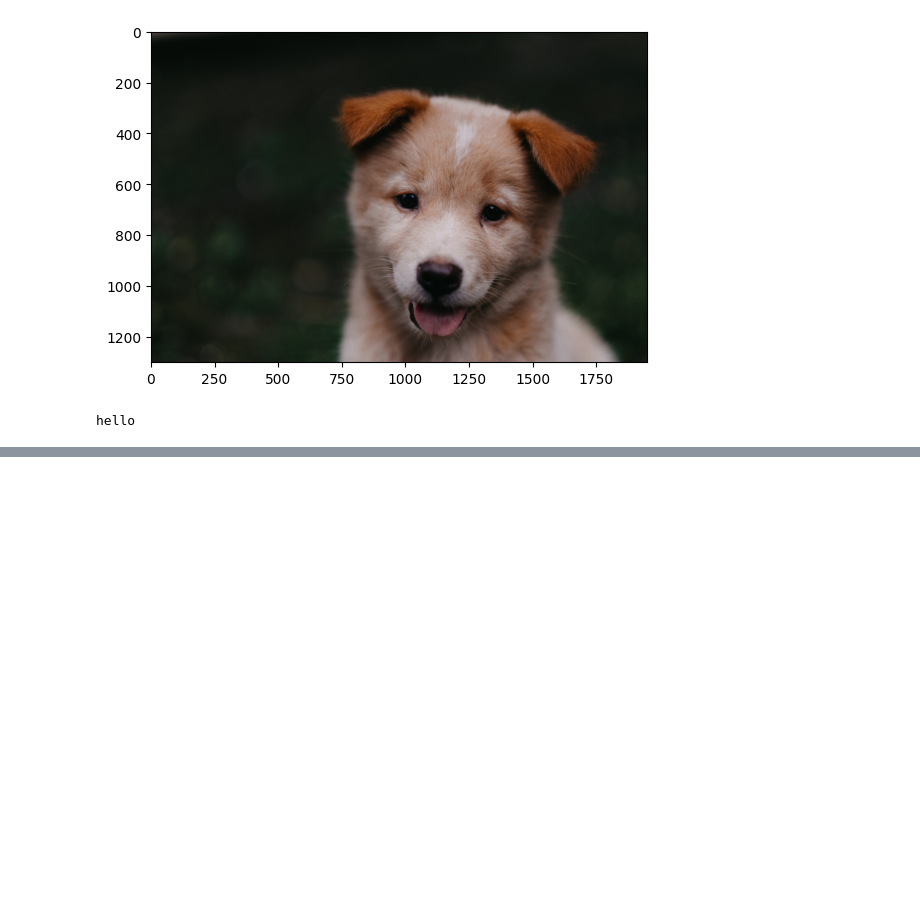
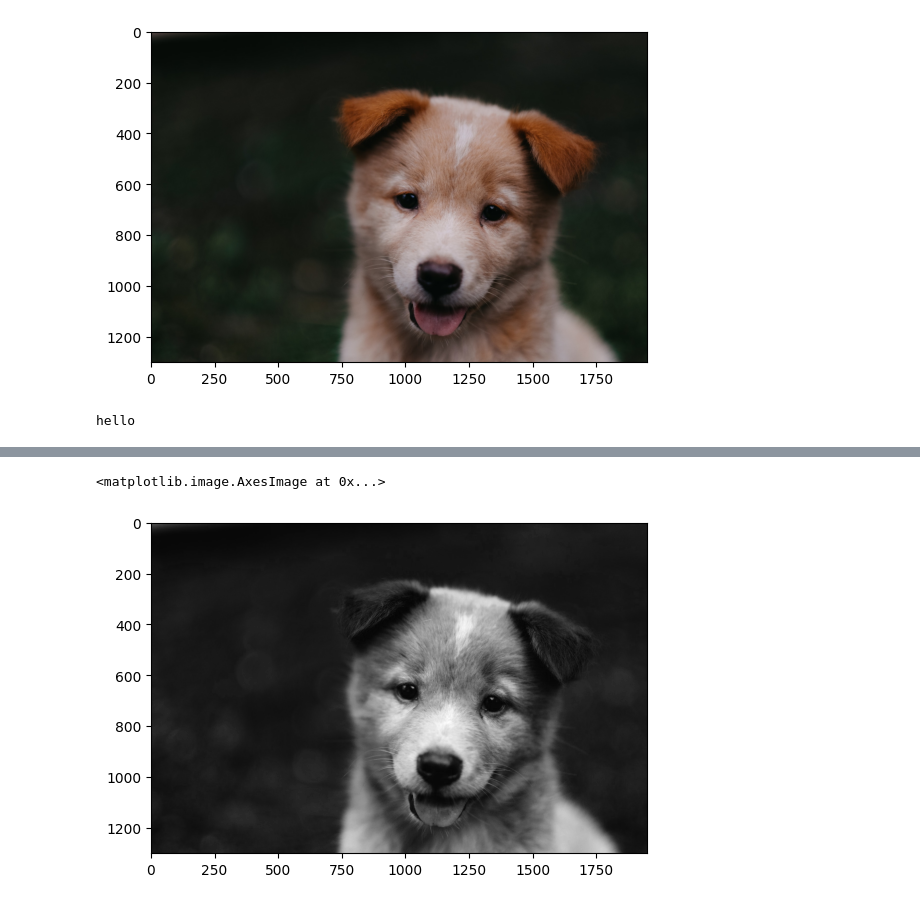
Before and after one commit to KamranBaig1122/python_prac, a Jupyter notebook: image_opener.ipynb, the cells around one changed output, grey strips where cells are left out. Saved outputs shown, nothing was run; the diff lists cells and outputs as text; code cells hidden in the pictures; blank space fills up the shorter version.

```diff
--- a/image_opener.ipynb
+++ b/image_opener.ipynb
@@ -35,0 +56,5 @@ hello
+# %%
+plt.imshow(pic_red[:,:,2], cmap="grey")
+# %% [output]
+<matplotlib.image.AxesImage at 0x...>
+[figure, added]
```
Also changed, not shown: parts of 6 cells of this notebook, 1 other file.
